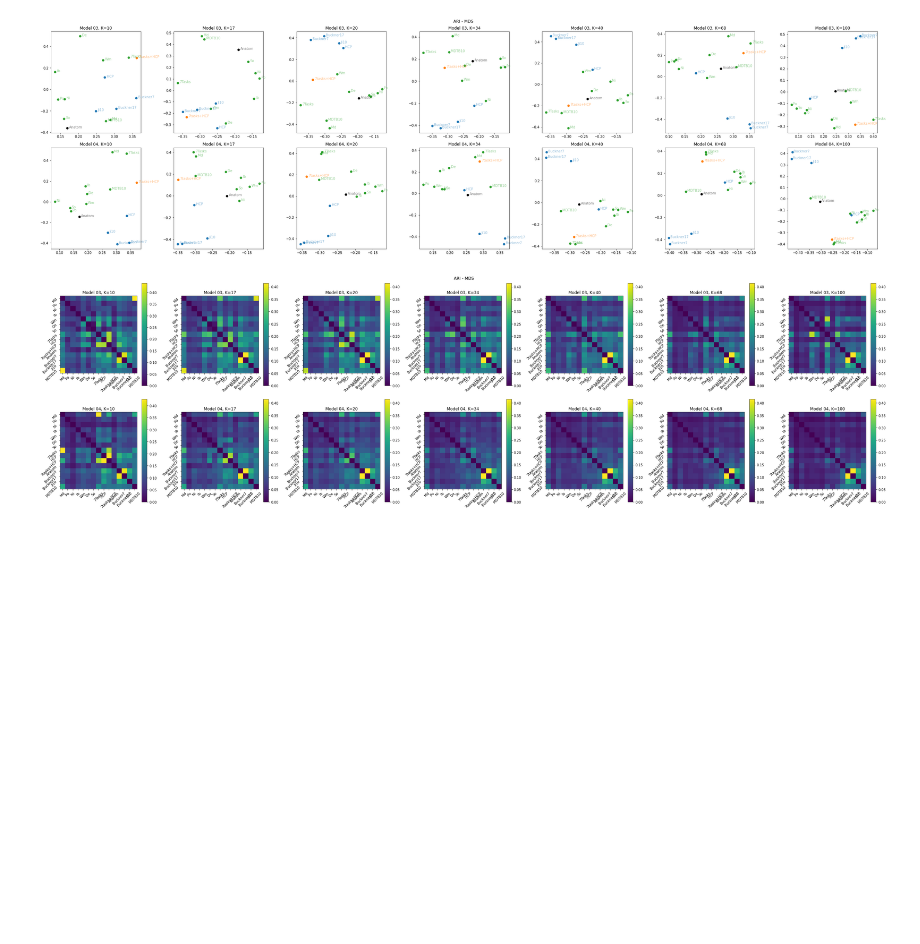
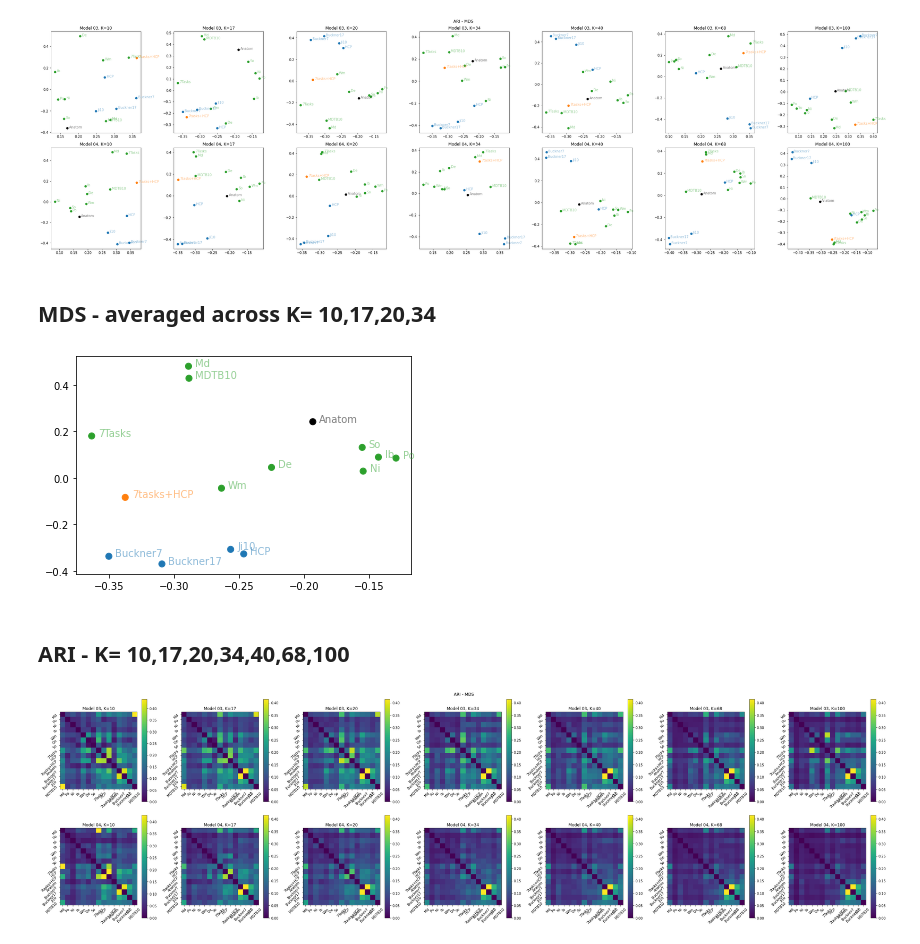
Before and after one commit to DiedrichsenLab/FusionModel, a Jupyter notebook: notebooks/eval_task_rest.ipynb, the cells around one changed output. Cells and saved outputs as stored; diff of their text form; code cells hidden in the pictures; blank space fills up the shorter version.

Commit message:
many changes for task vs. rest

```diff
--- a/notebooks/eval_task_rest.ipynb
+++ b/notebooks/eval_task_rest.ipynb
@@ -7,6 +9,18 @@ plot_ari(model_type=['03','04'], K=[10,17,20,34,40,68,100], singleTask=True, sin
              looTask=False, looCombined=False, allTask=True, all8=True, existing=True, mds=True)
 # %% [output]
 [figure]
+# %% [markdown]
+## MDS - averaged across K= 10,17,20,34
+# %%
+from FusionModel.scripts.ari_group_prior import *
+
+plot_ari(model_type=['03'], K=[10,17,20,34,40,68,100], singleTask=True, singleRest=True,
+             looTask=False, looCombined=False, allTask=True, all8=True, existing=True, mds=True,
+             average=True)
+# %% [output]
+[figure, added]
+# %% [markdown]
+## ARI - K= 10,17,20,34,40,68,100
 # %%
     plot_ari(model_type=['03','04'], K=[10,17,20,34,40,68,100], singleTask=True, singleRest=True,
              looTask=False, looCombined=False, allTask=True, all8=True, existing=True, mds=False)
```
Also changed, not shown: parts of 6 cells of this notebook, 6 other files.
